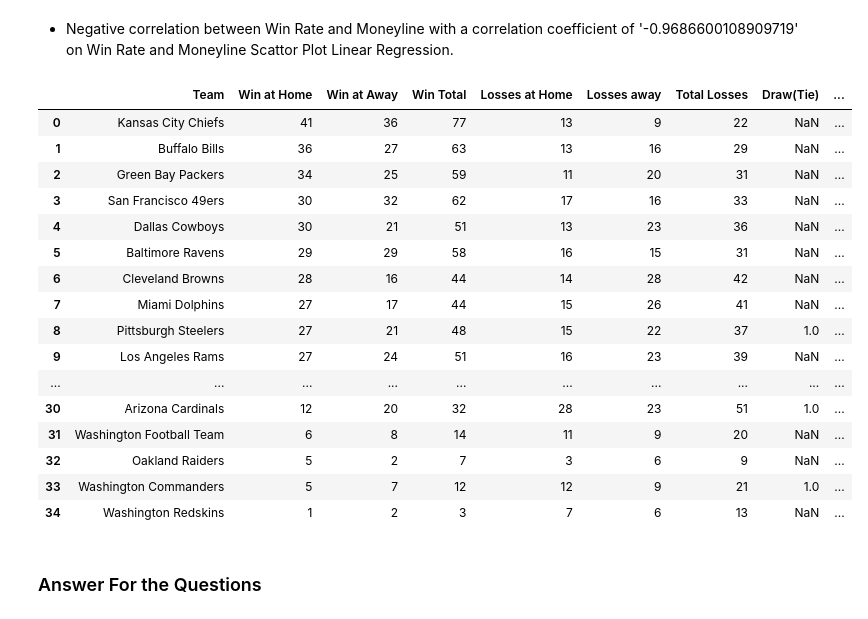
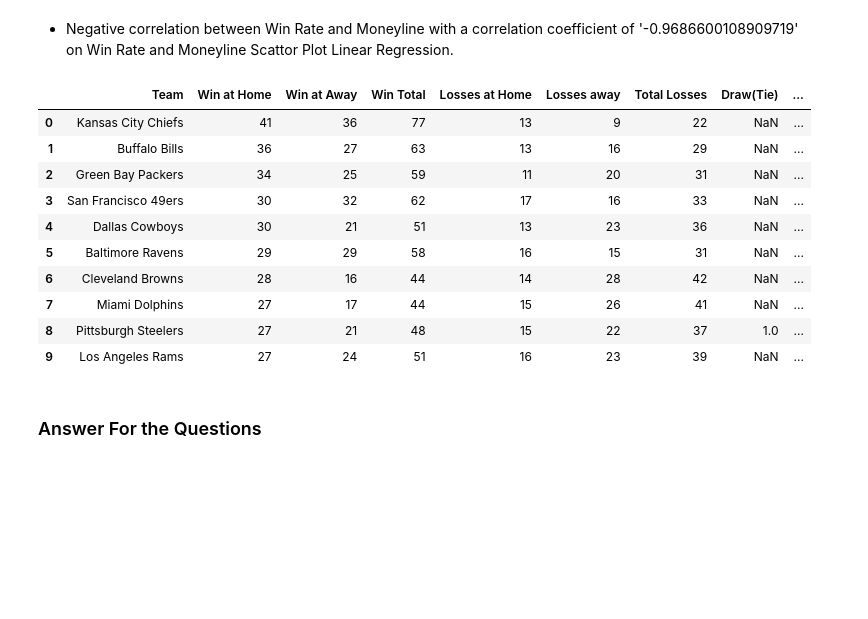
Before and after one commit to tarsian/Group_1-Project_1, a Jupyter notebook: NFL Betting/NFL_betting(Kwangho).ipynb, the cells around one changed output. Drawn from its saved outputs; the diff is of its cells as text; code cells hidden in the pictures; blank space fills up the shorter version.

```diff
--- a/NFL Betting/NFL_betting(Kwangho).ipynb
+++ b/NFL Betting/NFL_betting(Kwangho).ipynb
@@ -520,28 +534,22 @@ most_draws = draw_ratio[draw_ratio['Draw Ratio'] == draw_ratio['Draw Ratio'].max
 # %%
 # Merge win count, losses total, draw total, and total games dataframes
 team_stats = pd.merge(win_total, losses_total, on='Team', how='outer')
 team_stats = pd.merge(team_stats, draw_total, on='Team', how='outer')
 team_stats = pd.merge(team_stats, total_games, on='Team', how='outer')
 
-team_stats
+team_stats.head(10)
 # %% [output]
 |  | Team | Win at Home | Win at Away | Win Total | Losses at Home | Losses away | Total Losses | Draw(Tie) | ... |
 | 0 | Kansas City Chiefs | 41 | 36 | 77 | 13 | 9 | 22 | NaN | ... |
 | 1 | Buffalo Bills | 36 | 27 | 63 | 13 | 16 | 29 | NaN | ... |
 | 2 | Green Bay Packers | 34 | 25 | 59 | 11 | 20 | 31 | NaN | ... |
 | 3 | San Francisco 49ers | 30 | 32 | 62 | 17 | 16 | 33 | NaN | ... |
 | 4 | Dallas Cowboys | 30 | 21 | 51 | 13 | 23 | 36 | NaN | ... |
 | 5 | Baltimore Ravens | 29 | 29 | 58 | 16 | 15 | 31 | NaN | ... |
 | 6 | Cleveland Browns | 28 | 16 | 44 | 14 | 28 | 42 | NaN | ... |
 | 7 | Miami Dolphins | 27 | 17 | 44 | 15 | 26 | 41 | NaN | ... |
 | 8 | Pittsburgh Steelers | 27 | 21 | 48 | 15 | 22 | 37 | 1.0 | ... |
 | 9 | Los Angeles Rams | 27 | 24 | 51 | 16 | 23 | 39 | NaN | ... |
-| ... | ... | ... | ... | ... | ... | ... | ... | ... | ... |
-| 30 | Arizona Cardinals | 12 | 20 | 32 | 28 | 23 | 51 | 1.0 | ... |
-| 31 | Washington Football Team | 6 | 8 | 14 | 11 | 9 | 20 | NaN | ... |
-| 32 | Oakland Raiders | 5 | 2 | 7 | 3 | 6 | 9 | NaN | ... |
-| 33 | Washington Commanders | 5 | 7 | 12 | 12 | 9 | 21 | 1.0 | ... |
-| 34 | Washington Redskins | 1 | 2 | 3 | 7 | 6 | 13 | NaN | ... |
 # %%
 # Save as CSV file to located Direction
 csv_file_path = "../CSV_Files/team_stats.csv"
```
Also changed, not shown: parts of 4 cells of this notebook, 5 other files.
